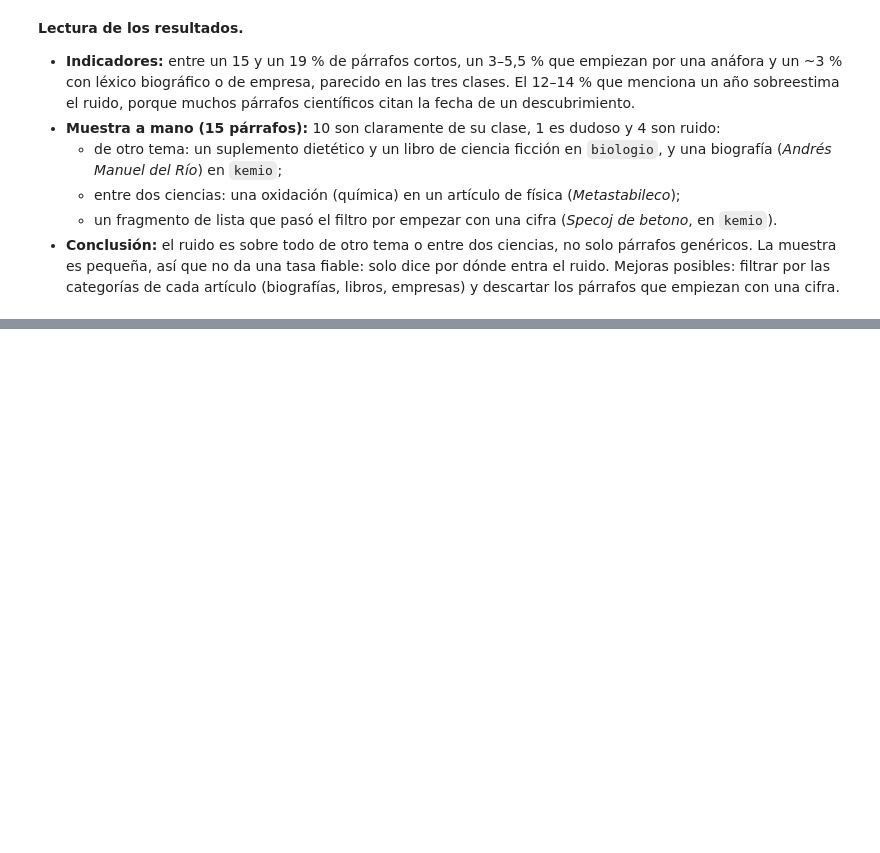
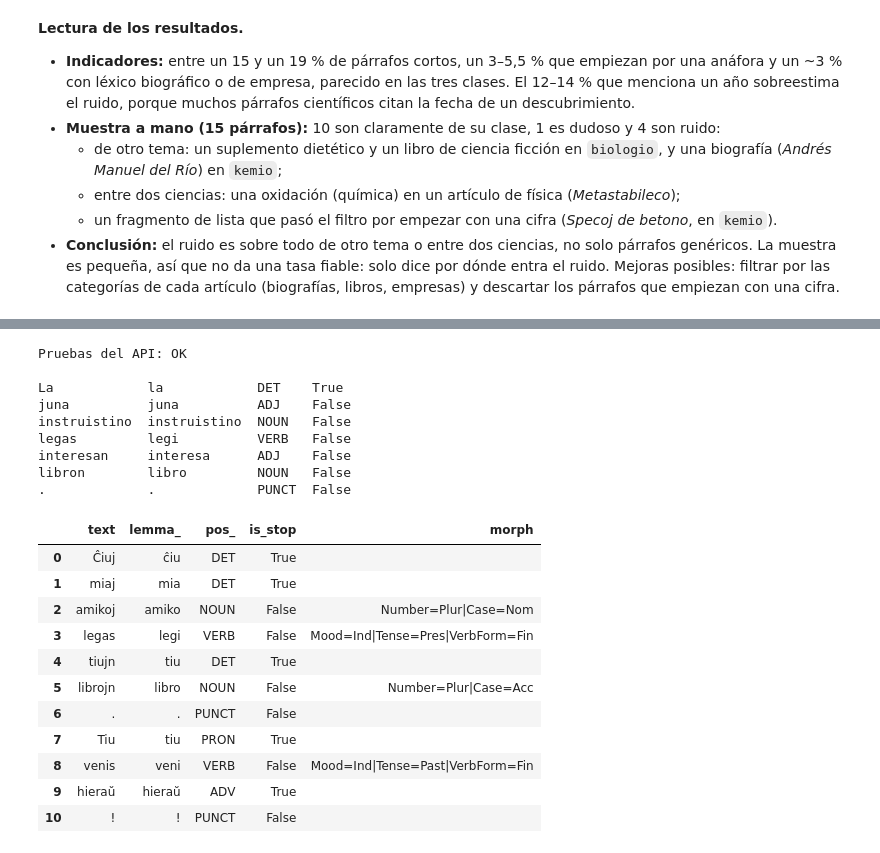
Before and after one commit to mers2727/mineria-textos-esperanto, a Jupyter notebook: Practica_Esperanto.ipynb, the cells around one changed output, grey strips where cells are left out. Saved outputs shown, nothing was run; the diff lists cells and outputs as text; code cells hidden in the pictures; blank space fills up the shorter version.

Commit message:
Fase 2: modelo NLP (tokenizador, POS, lemas, stop-words, API tipo spaCy)

```diff
--- a/Practica_Esperanto.ipynb
+++ b/Practica_Esperanto.ipynb
@@ -421,0 +845,39 @@ Muestra para revisar a mano: ¿se reconoce la clase leyendo solo el párrafo?
+# %%
+# ===== 3.4 Pruebas del API =====
+doc = nlp("Ĉiuj miaj amikoj legas tiujn librojn. Tiu venis hieraŭ!")
+assert len(doc) == 11 and doc[2].text == "amikoj" and doc[2].lemma_ == "amiko"
+assert [t.pos_ for t in doc][:6] == ["DET", "DET", "NOUN", "VERB", "DET", "NOUN"]   # Ĉiuj y tiujn -> DET
+assert doc[7].pos_ == "PRON"                                                        # Tiu solo -> PRON
+assert len(doc.sents) == 2 and doc[7].is_sent_start
+assert [t.is_stop for t in nlp("La kato estas bela.") if not t.is_punct] == [True, False, True, False]
+assert nlp("librojn")[0].morph == {"Number": "Plur", "Case": "Acc"}
+assert len(list(nlp.pipe(["Unu.", "Du."]))) == 2
+print("Pruebas del API: OK\n")
+
+# Uso igual que spaCy
+for token in nlp("La juna instruistino legas interesan libron."):
+    print(f"{token.text:13s} {token.lemma_:13s} {token.pos_:6s} {token.is_stop}")
+print()
+display(doc.to_table())
+# %% [output]
+Pruebas del API: OK
+
+La            la            DET    True
+juna          juna          ADJ    False
+instruistino  instruistino  NOUN   False
+legas         legi          VERB   False
+interesan     interesa      ADJ    False
+libron        libro         NOUN   False
+.             .             PUNCT  False
+|  | text | lemma_ | pos_ | is_stop | morph |
+| 0 | Ĉiuj | ĉiu | DET | True |  |
+| 1 | miaj | mia | DET | True |  |
+| 2 | amikoj | amiko | NOUN | False | Number=Plur|Case=Nom |
+| 3 | legas | legi | VERB | False | Mood=Ind|Tense=Pres|VerbForm=Fin |
+| 4 | tiujn | tiu | DET | True |  |
+| 5 | librojn | libro | NOUN | False | Number=Plur|Case=Acc |
+| 6 | . | . | PUNCT | False |  |
+| 7 | Tiu | tiu | PRON | True |  |
+| 8 | venis | veni | VERB | False | Mood=Ind|Tense=Past|VerbForm=Fin |
+| 9 | hieraŭ | hieraŭ | ADV | True |  |
+| 10 | ! | ! | PUNCT | False |  |
```
Also changed, not shown: parts of 13 cells of this notebook.
